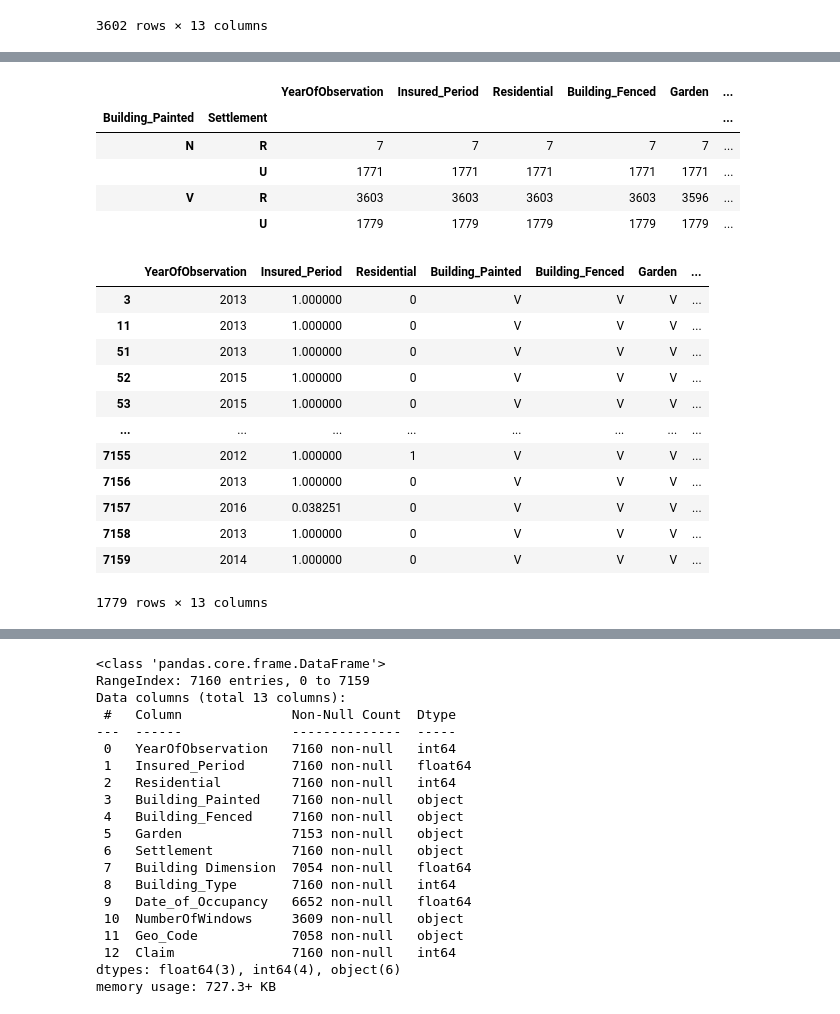
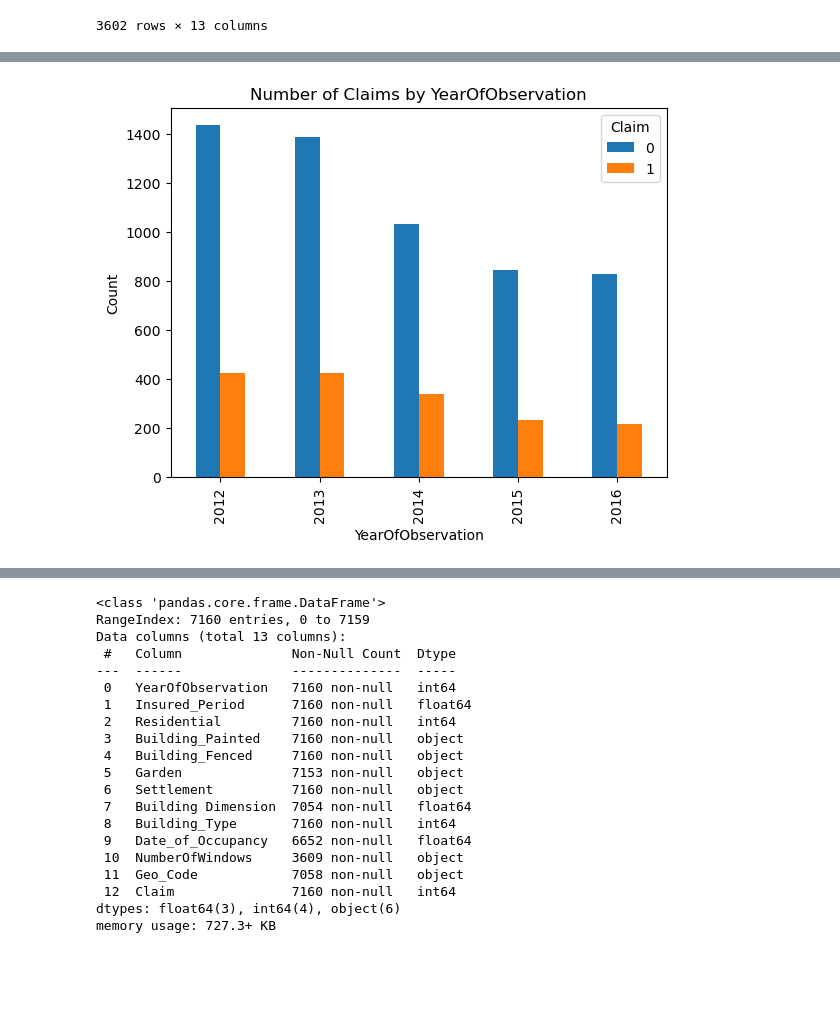
Before and after one commit to Timmy485/Insurance_Prediction, a Jupyter notebook: Insurance Prediciton.ipynb, the cells around one changed output, grey strips where cells are left out. Drawn from its saved outputs; the diff is of its cells as text; code cells hidden in the pictures; blank space fills up the shorter version.

```diff
--- a/Insurance Prediciton.ipynb
+++ b/Insurance Prediciton.ipynb
@@ -51,29 +51,27 @@ df_profile = pandas_profiling.ProfileReport(df)
 df_profile
 # %% [output]
 [interactive output not drawn]
-# %%
-df.groupby(['Building_Painted', 'Settlement']).count()
-# %% [output]
-|  |  | YearOfObservation | Insured_Period | Residential | Building_Fenced | Garden | ... |
-| Building_Painted | Settlement |  |  |  |  |  | ... |
-| N | R | 7 | 7 | 7 | 7 | 7 | ... |
-|  | U | 1771 | 1771 | 1771 | 1771 | 1771 | ... |
-| V | R | 3603 | 3603 | 3603 | 3603 | 3596 | ... |
-|  | U | 1779 | 1779 | 1779 | 1779 | 1779 | ... |
-# %%
-painted = df.loc[df.Building_Painted == 'V']
-painted.loc[painted.Settlement == 'U']
-# %% [output]
-|  | YearOfObservation | Insured_Period | Residential | Building_Painted | Building_Fenced | Garden | ... |
-| 3 | 2013 | 1.000000 | 0 | V | V | V | ... |
-| 11 | 2013 | 1.000000 | 0 | V | V | V | ... |
-| 51 | 2013 | 1.000000 | 0 | V | V | V | ... |
-| 52 | 2015 | 1.000000 | 0 | V | V | V | ... |
-| 53 | 2015 | 1.000000 | 0 | V | V | V | ... |
-| ... | ... | ... | ... | ... | ... | ... | ... |
-| 7155 | 2012 | 1.000000 | 1 | V | V | V | ... |
-| 7156 | 2013 | 1.000000 | 0 | V | V | V | ... |
-| 7157 | 2016 | 0.038251 | 0 | V | V | V | ... |
-| 7158 | 2013 | 1.000000 | 0 | V | V | V | ... |
-| 7159 | 2014 | 1.000000 | 0 | V | V | V | ... |
-1779 rows × 13 columns
+# %%
+def plot_feature_vs_target(feature):
+    # YearOfObservation relation to number of claims
+    # Group the data by year and claim
+    grouped = df.groupby([feature, 'Claim']).size().reset_index(name='count')
+
+    # Pivot the data to create separate columns for 0 and 1 claims
+    pivoted = grouped.pivot(index=feature, columns='Claim', values='count')
+
+    # Plot a stacked bar chart
+    pivoted.plot(kind='bar', stacked=False)
+
+    # Set the plot title and axis labels
+    plt.title(f'Number of Claims by {feature}')
+    plt.xlabel(feature)
+    plt.ylabel('Count')
+
+
+    # Show the plot
+    plt.show()
+# %%
+plot_feature_vs_target('YearOfObservation')
+# %% [output]
+[figure, added]
```
Also changed, not shown: parts of 10 cells of this notebook.
